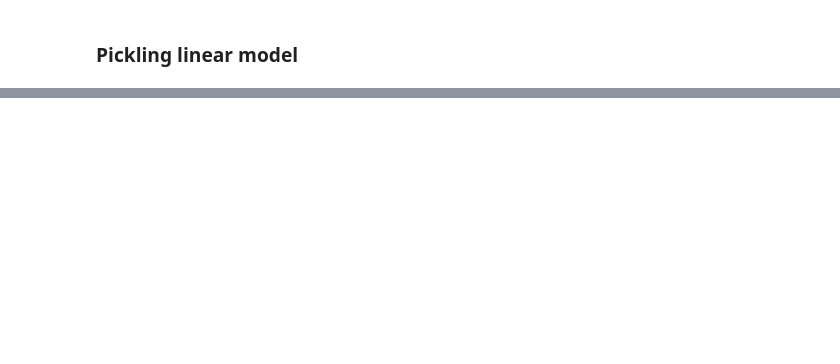
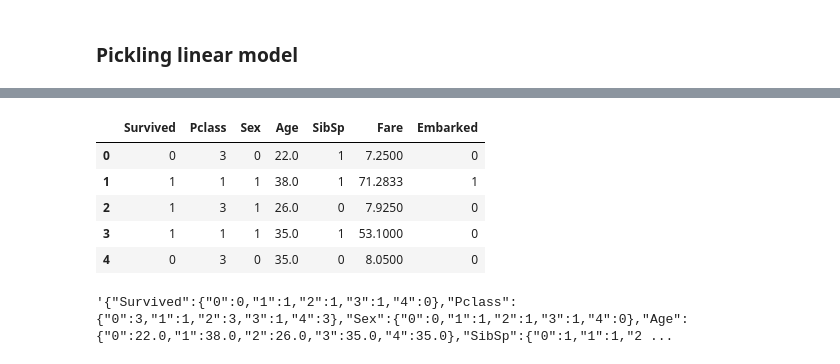
Before and after one commit to mhakas/FinalProjectCC, a Jupyter notebook: CCFinalProject.ipynb, the cells around one changed output, grey strips where cells are left out. Drawn from its saved outputs; the diff is of its cells as text; code cells hidden in the pictures; blank space fills up the shorter version.

```diff
--- a/CCFinalProject.ipynb
+++ b/CCFinalProject.ipynb
@@ -244,0 +252,15 @@ clf = joblib.load('titanic_prediction.joblib')
+# %%
+adhoc_predict = actual_sample[["Survived", "Pclass", "Sex", "Age", "SibSp", "Fare", "Embarked"]]
+adhoc_predict.head()
+# %% [output]
+|  | Survived | Pclass | Sex | Age | SibSp | Fare | Embarked |
+| 0 | 0 | 3 | 0 | 22.0 | 1 | 7.2500 | 0 |
+| 1 | 1 | 1 | 1 | 38.0 | 1 | 71.2833 | 1 |
+| 2 | 1 | 3 | 1 | 26.0 | 0 | 7.9250 | 0 |
+| 3 | 1 | 1 | 1 | 35.0 | 1 | 53.1000 | 0 |
+| 4 | 0 | 3 | 0 | 35.0 | 0 | 8.0500 | 0 |
+# %%
+json_payload = adhoc_predict.to_json()
+json_payload
+# %% [output]
+'{"Survived":{"0":0,"1":1,"2":1,"3":1,"4":0},"Pclass":{"0":3,"1":1,"2":3,"3":1,"4":3},"Sex":{"0":0,"1":1,"2":1,"3":1,"4":0},"Age":{"0":22.0,"1":38.0,"2":26.0,"3":35.0,"4":35.0},"SibSp":{"0":1,"1":1,"2 ...
```
Also changed, not shown: parts of 24 cells of this notebook.
